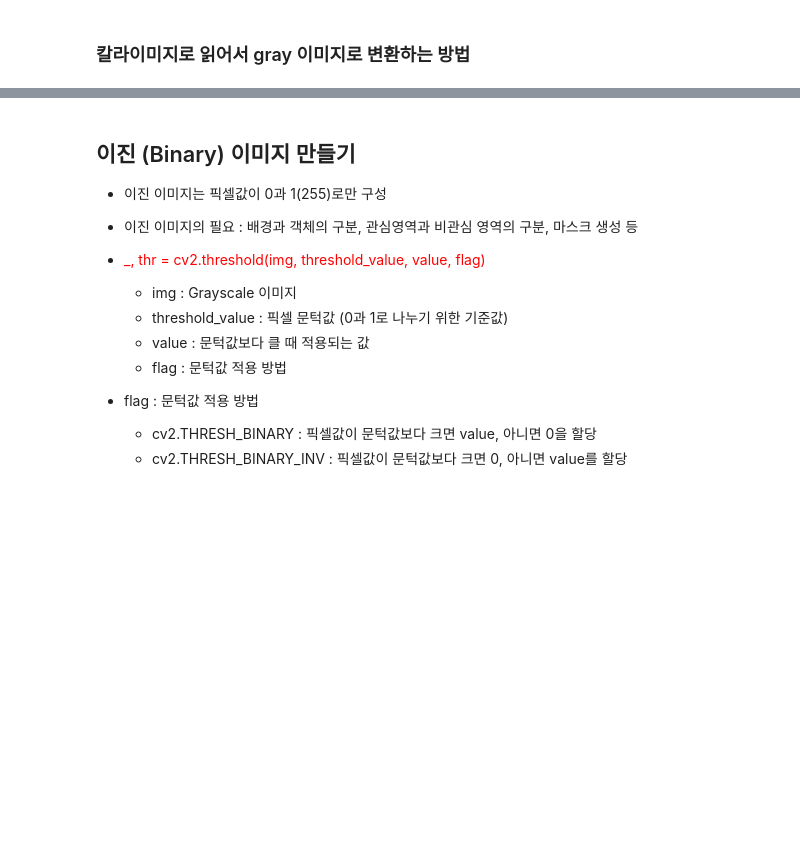
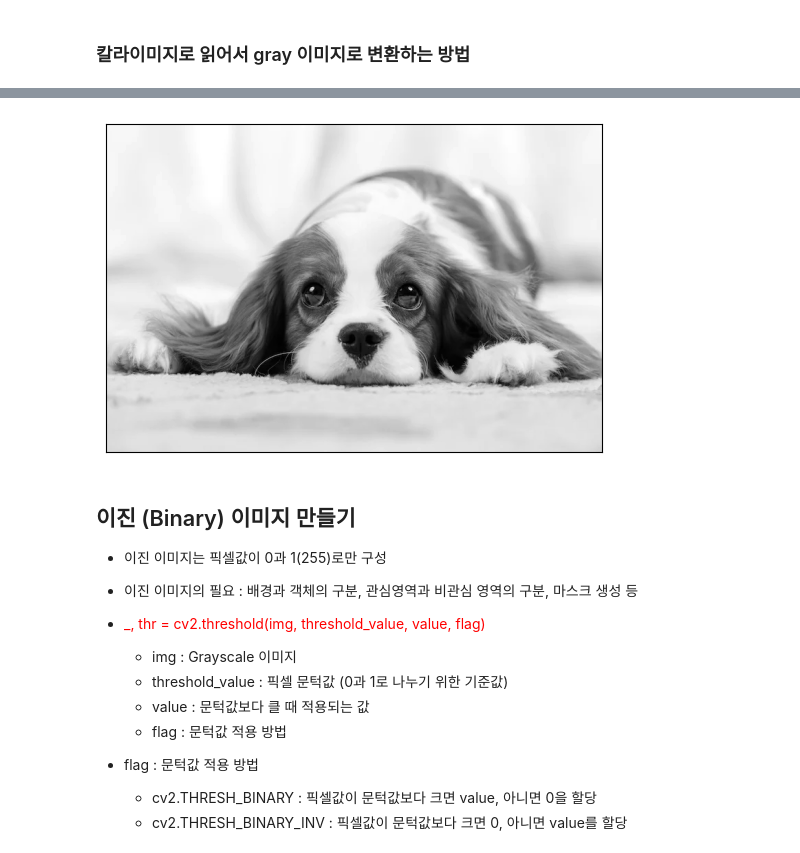
Before and after one commit to rimgosu/OpenCV, a Jupyter notebook: OpenCV_002_이진화-배포용.ipynb, the cells around one changed output, grey strips where cells are left out. Saved outputs shown, nothing was run; the diff lists cells and outputs as text; code cells hidden in the pictures; blank space fills up the shorter version.

```diff
--- a/OpenCV_002_이진화-배포용.ipynb
+++ b/OpenCV_002_이진화-배포용.ipynb
@@ -57,3 +60,17 @@ drive.mount('/content/drive')
+# %%
+import cv2
+import matplotlib.pyplot as plt
+
+img = cv2.imread("./images/dog.png")
+
+img_gray = cv2.cvtColor(img, cv2.COLOR_BGR2GRAY)
+
+plt.imshow(img_gray, cmap='gray')
+plt.xticks([])
+plt.yticks([])
+plt.show()
+# %% [output]
+[figure, added]
 # %% [markdown]
 ## 이진 (Binary) 이미지 만들기
 
```
Also changed, not shown: parts of 14 cells of this notebook, 6 other files.
